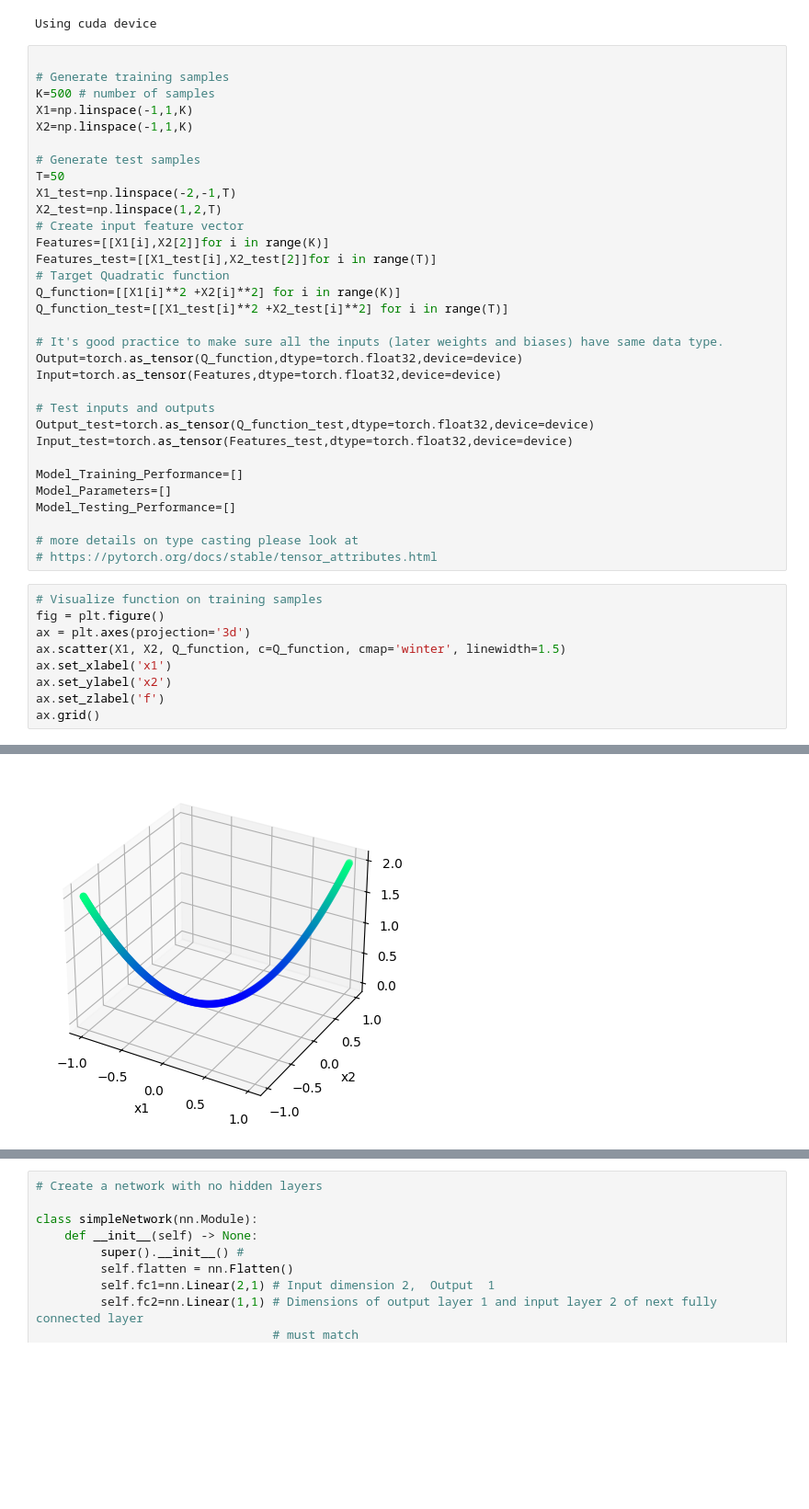
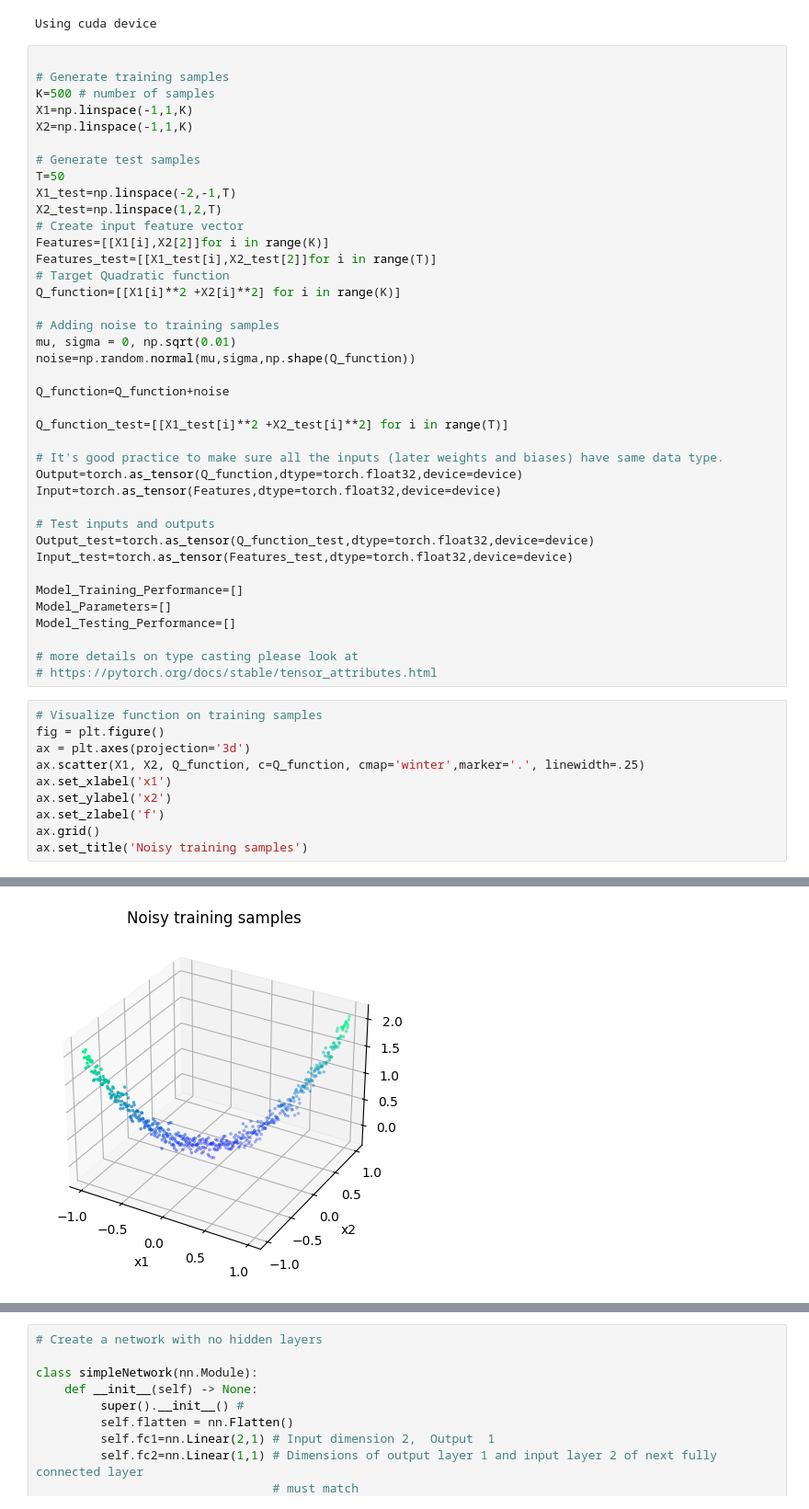
Before and after one commit to shotsan/Double-Descent-of-Neural-Networks, a Jupyter notebook: neural_networks.ipynb, the cells around one changed output, grey strips where cells are left out. Shown at 92% size. Saved outputs shown, nothing was run; the diff lists cells and outputs as text; blank space fills up the shorter version.

```diff
--- a/neural_networks.ipynb
+++ b/neural_networks.ipynb
@@ -42,6 +42,13 @@ Features=[[X1[i],X2[2]]for i in range(K)]
 Features_test=[[X1_test[i],X2_test[2]]for i in range(T)]
 # Target Quadratic function
 Q_function=[[X1[i]**2 +X2[i]**2] for i in range(K)]
+
+# Adding noise to training samples
+mu, sigma = 0, np.sqrt(0.01)
+noise=np.random.normal(mu,sigma,np.shape(Q_function))
+
+Q_function=Q_function+noise
+
 Q_function_test=[[X1_test[i]**2 +X2_test[i]**2] for i in range(T)]
 
 # It's good practice to make sure all the inputs (later weights and biases) have same data type.
@@ -62,9 +69,10 @@ Model_Testing_Performance=[]
 # Visualize function on training samples
 fig = plt.figure()
 ax = plt.axes(projection='3d')
-ax.scatter(X1, X2, Q_function, c=Q_function, cmap='winter', linewidth=1.5)
+ax.scatter(X1, X2, Q_function, c=Q_function, cmap='winter',marker='.', linewidth=.25)
 ax.set_xlabel('x1')
 ax.set_ylabel('x2')
 ax.set_zlabel('f')
 ax.grid()
+ax.set_title('Noisy training samples')
 # %% [output]
@@ -71,4 +80,4 @@ ax.grid()
-[figure, old version]
+[figure, new version]
 # %%
 # Visualize function on testing samples
 fig = plt.figure()
```
Also changed, not shown: parts of 29 cells of this notebook.
